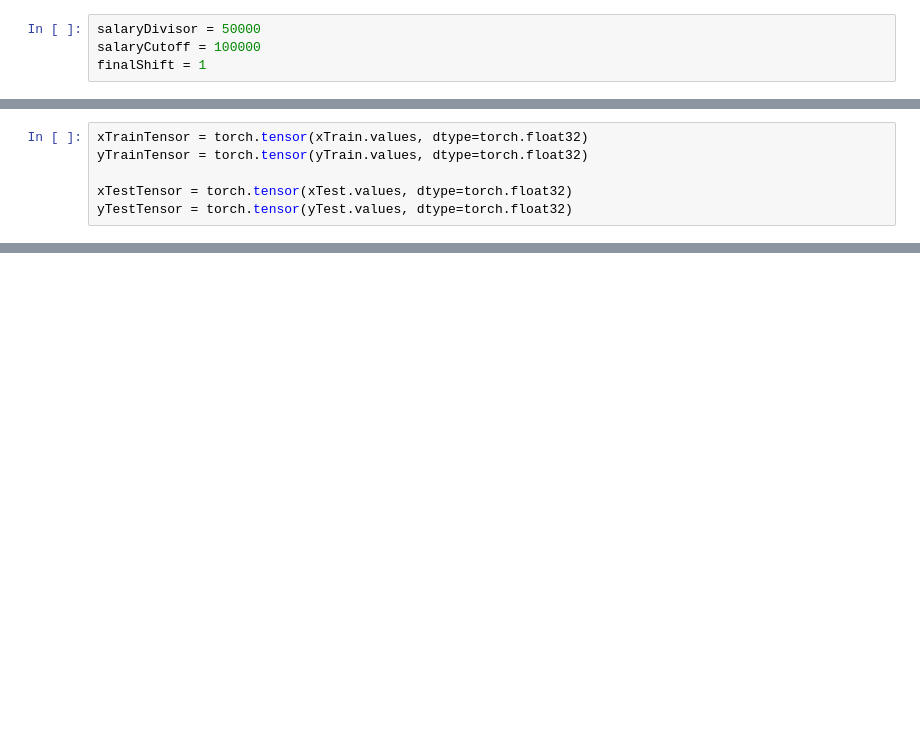
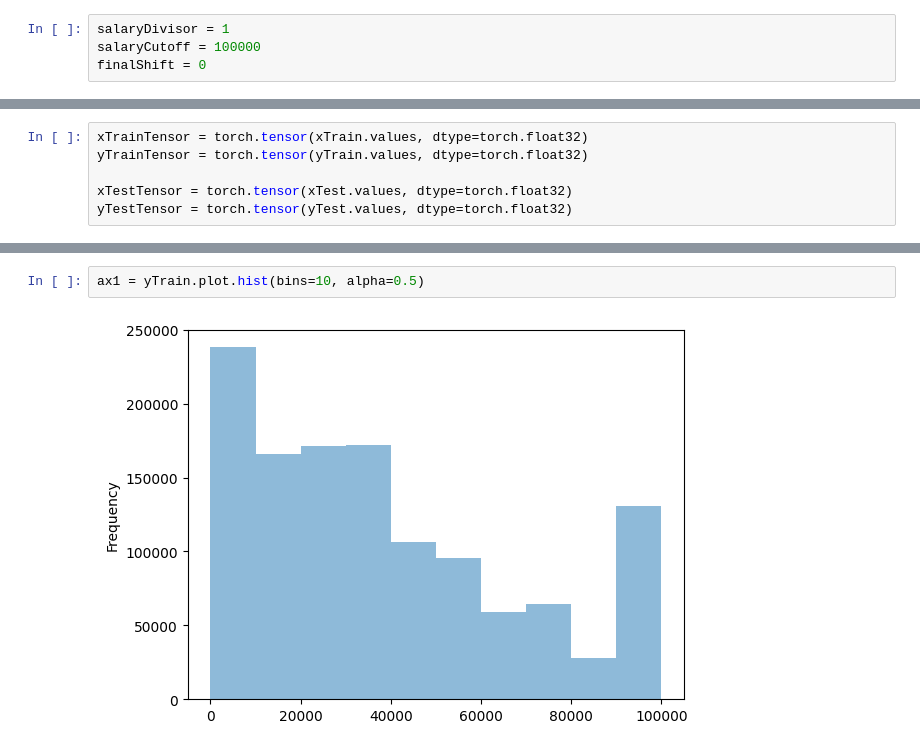
Before and after one commit to jhargun/AI-Bias-Experiment, a Jupyter notebook: models/standardize_data_set.ipynb, the cells around one changed output, grey strips where cells are left out. Cells and saved outputs as stored; diff of their text form; blank space fills up the shorter version.

```diff
--- a/models/standardize_data_set.ipynb
+++ b/models/standardize_data_set.ipynb
@@ -69,9 +79,9 @@ for column in train.columns:
 with open("dataset/columns.json", "w") as f:
 	json.dump((test.drop(columns=['INCWAGE_CPIU_2010'])).columns.tolist(), f)
 # %%
-salaryDivisor = 50000
+salaryDivisor = 1
 salaryCutoff = 100000
-finalShift = 1
+finalShift = 0
 # %%
 xTrain = train.drop(columns=['INCWAGE_CPIU_2010'])
 yTrain = train['INCWAGE_CPIU_2010']
@@ -108,0 +197,4 @@ torch.save(yTestTensor, 'dataset/testSetY.pt')
+# %%
+ax1 = yTrain.plot.hist(bins=10, alpha=0.5)
+# %% [output]
+[figure, added]
```
Also changed, not shown: parts of 7 cells of this notebook, 3 other files.
